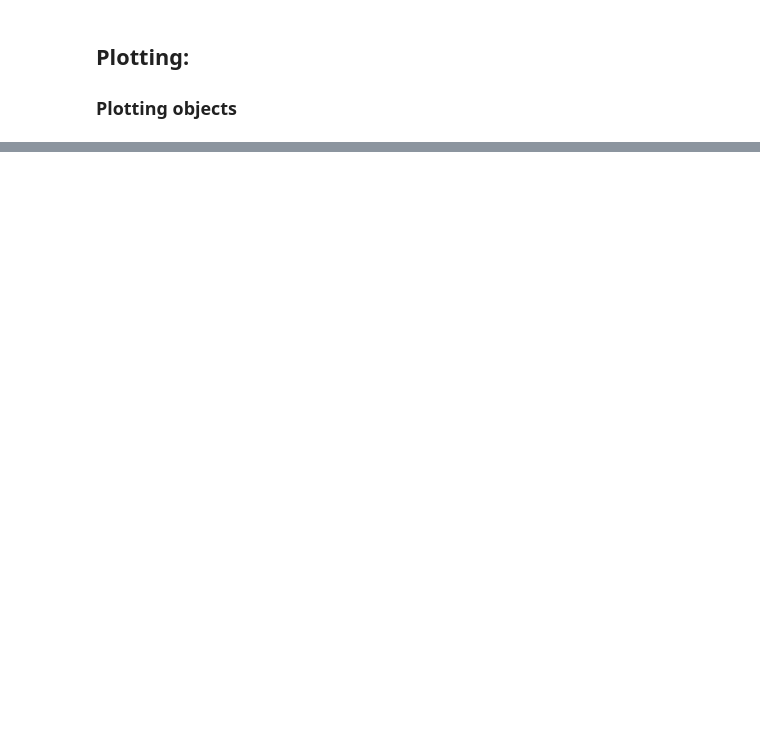
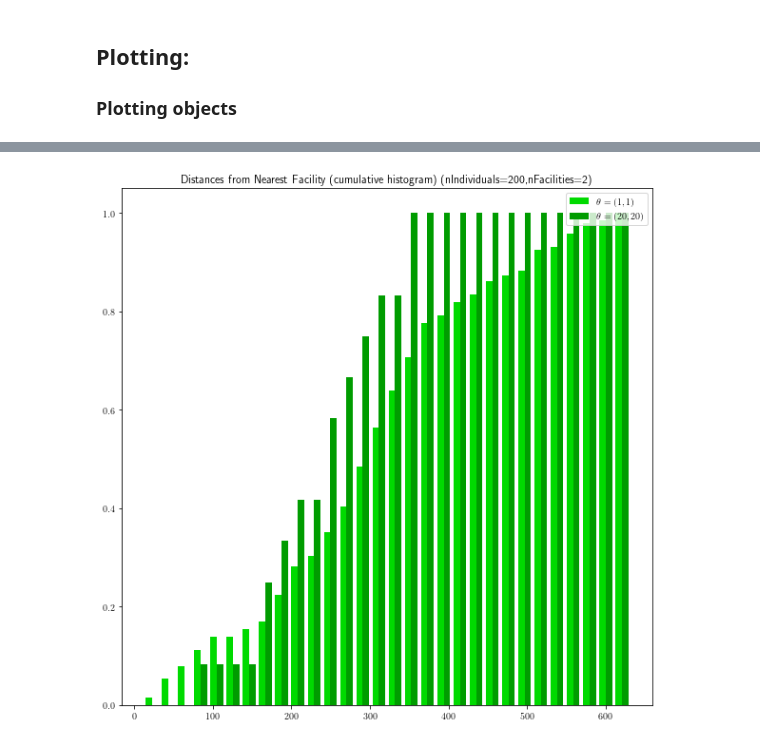
Before and after one commit to zsiegel92/populationModel, a Jupyter notebook: fairAssignment.ipynb, the cells around one changed output, grey strips where cells are left out. Cells and saved outputs as stored; diff of their text form; code cells hidden in the pictures; blank space fills up the shorter version.

```diff
--- a/fairAssignment.ipynb
+++ b/fairAssignment.ipynb
@@ -121,0 +130,21 @@ plt.legend(handles=patches,loc="upper right")
+# %%
+### PLOT 2.5: Cumulative Distance Histograms
+
+def plotCumulativeHistogram():
+	fig, ax = plt.subplots(figsize=(10,10))
+
+	plt.title(f"Distances from Nearest Facility (cumulative histogram) (nIndividuals={len(r.individuals)},nFacilities={len(r.facilityLocations)})")
+	# distances_total = get_distances_to_facilities(r.individuals)
+	num_bins = 30
+	n,bins,histPatches = plt.hist(subPopDistances,num_bins,density=True,color = subPopColors,cumulative=True)
+	for patch,pop in zip(histPatches,subPops):
+		patch.set_label( f"$\\theta = {pop[0].parameters}$")
+	# legend_dict = {artist.properties().get('label') : artist for artist in ax.collections.copy() + ax.lines.copy()}
+	plt.legend(handles=histPatches,loc="upper right")
+	plt.show(block=False)
+	# plt.close(fig)
+	return fig,ax
+
+fig,ax = plotCumulativeHistogram()
+# %% [output]
+[figure, added]
```
Also changed, not shown: parts of 11 cells of this notebook, 1 other file.
